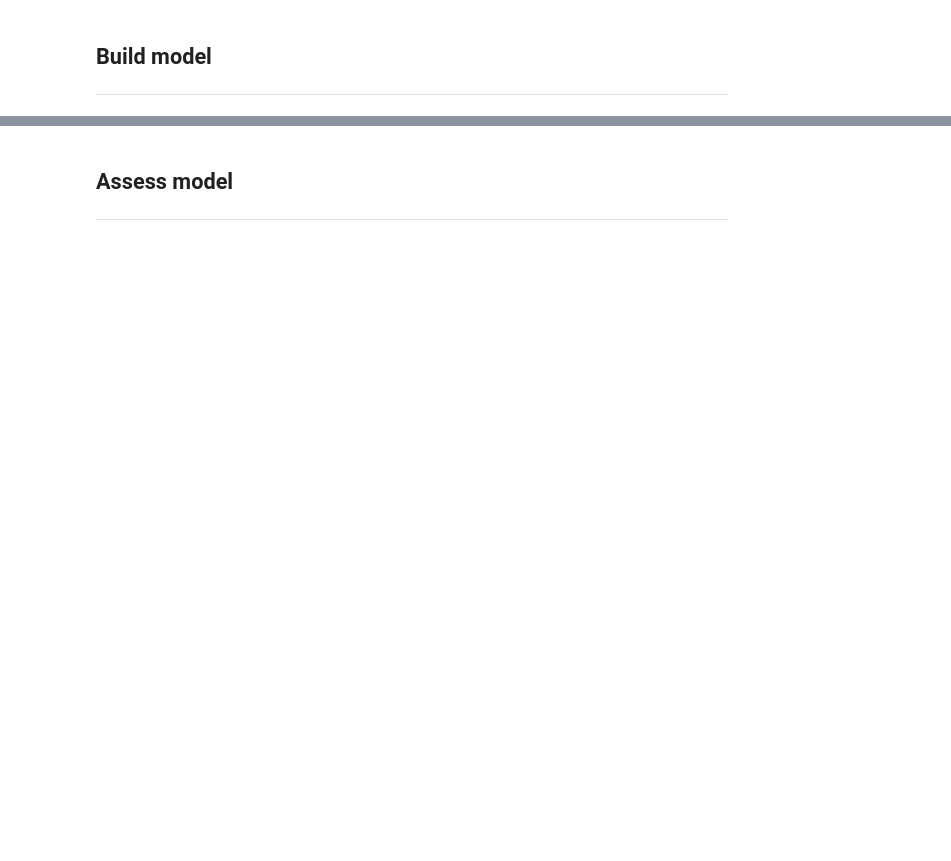
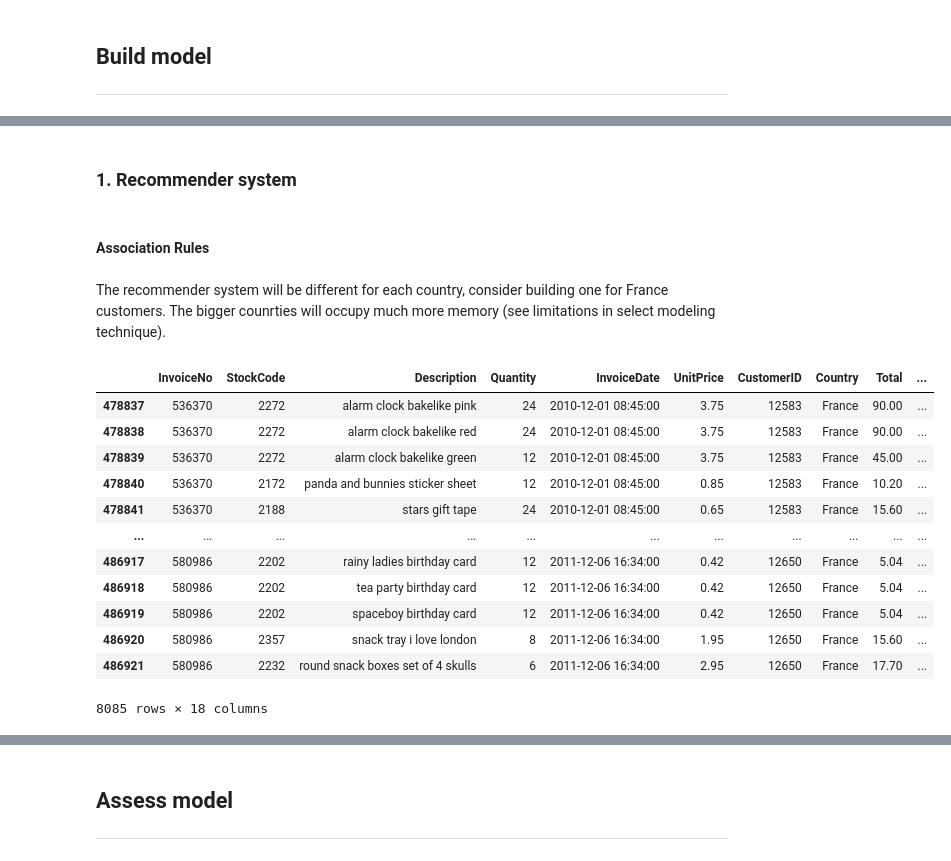
Before and after one commit to DanisAlukaev/Data-Mining, a Jupyter notebook: session01/4. Modeling.ipynb, the cells around one changed output, grey strips where cells are left out. Saved outputs shown, nothing was run; the diff lists cells and outputs as text; code cells hidden in the pictures; blank space fills up the shorter version.

```diff
--- a/session01/4. Modeling.ipynb
+++ b/session01/4. Modeling.ipynb
@@ -195,0 +152,26 @@ y_pred = np.argmax(y_prob, axis=1)
+# %% [markdown]
+### 1. Recommender system
+# %% [markdown]
+#### Association Rules
+# %%
+df = data.copy()
+# %% [markdown]
+The recommender system will be different for each country, consider building one for France customers. The bigger counrties will occupy much more memory (see limitations in select modeling technique).
+# %%
+df_uk = df[df.Country == 'France']
+# %%
+df_uk
+# %% [output]
+|  | InvoiceNo | StockCode | Description | Quantity | InvoiceDate | UnitPrice | CustomerID | Country | Total | ... |
+| 478837 | 536370 | 2272 | alarm clock bakelike pink | 24 | 2010-12-01 08:45:00 | 3.75 | 12583 | France | 90.00 | ... |
+| 478838 | 536370 | 2272 | alarm clock bakelike red | 24 | 2010-12-01 08:45:00 | 3.75 | 12583 | France | 90.00 | ... |
+| 478839 | 536370 | 2272 | alarm clock bakelike green | 12 | 2010-12-01 08:45:00 | 3.75 | 12583 | France | 45.00 | ... |
+| 478840 | 536370 | 2172 | panda and bunnies sticker sheet | 12 | 2010-12-01 08:45:00 | 0.85 | 12583 | France | 10.20 | ... |
+| 478841 | 536370 | 2188 | stars gift tape | 24 | 2010-12-01 08:45:00 | 0.65 | 12583 | France | 15.60 | ... |
+| ... | ... | ... | ... | ... | ... | ... | ... | ... | ... | ... |
+| 486917 | 580986 | 2202 | rainy ladies birthday card | 12 | 2011-12-06 16:34:00 | 0.42 | 12650 | France | 5.04 | ... |
+| 486918 | 580986 | 2202 | tea party birthday card | 12 | 2011-12-06 16:34:00 | 0.42 | 12650 | France | 5.04 | ... |
+| 486919 | 580986 | 2202 | spaceboy birthday card | 12 | 2011-12-06 16:34:00 | 0.42 | 12650 | France | 5.04 | ... |
+| 486920 | 580986 | 2357 | snack tray i love london | 8 | 2011-12-06 16:34:00 | 1.95 | 12650 | France | 15.60 | ... |
+| 486921 | 580986 | 2232 | round snack boxes set of 4 skulls | 6 | 2011-12-06 16:34:00 | 2.95 | 12650 | France | 17.70 | ... |
+8085 rows × 18 columns
```
Also changed, not shown: parts of 36 cells of this notebook.
